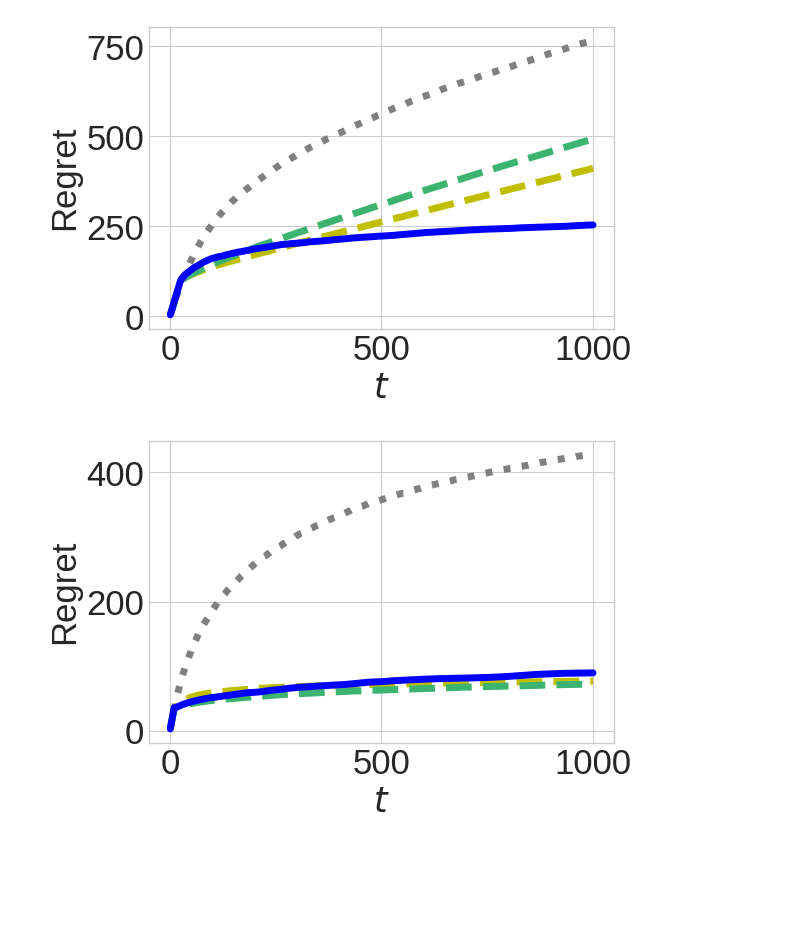
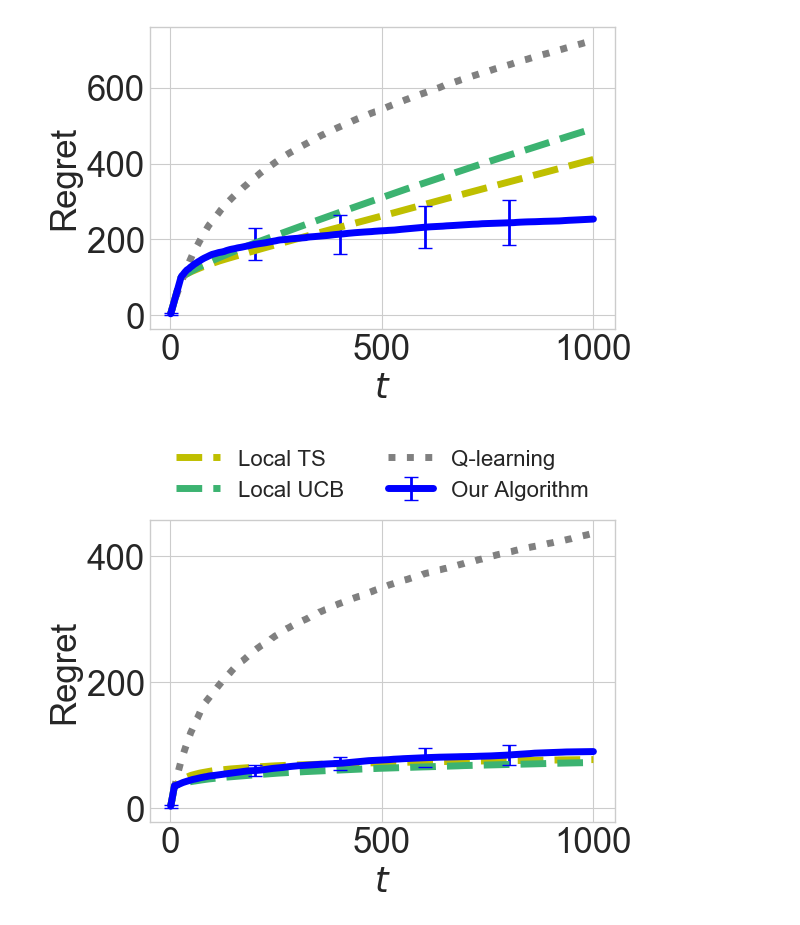
Before and after one commit to kasperjo/Graph-Bandit, a Jupyter notebook: Main Plotting.ipynb, the cells around one changed output. Drawn from its saved outputs; the diff is of its cells as text; code cells hidden in the pictures; blank space fills up the shorter version.

Commit message:
Adding errorbar to our algorithm's plots.

```diff
--- a/Main Plotting.ipynb
+++ b/Main Plotting.ipynb
@@ -36,14 +36,36 @@ def plotRegrets(allRegrets, titles=None, save_fig=None,legend = True):
         for i, key in enumerate(keys):
             regret = regrets[key]
             regret = np.cumsum(regret, axis=1)
-            regret = np.mean(regret, axis=0)
-            plt.plot([i for i in range(1,len(regret)+1)],regret, c=colors[key], linestyle = styles[key], label=labels[key],\
-                    linewidth=5)
+            # regret = np.mean(regret, axis=0)
+            if key in ['Our Algorithm']:
+                l_percent = 10
+                u_percent = 90
+                lb = np.percentile(regret,l_percent,axis = 0)
+                ub = np.percentile(regret,u_percent,axis = 0)
+                sd = np.std(regret,axis=0)
+                regret = np.mean(regret,axis=0)
+
+
+                # plt.errorbar(range(1,len(regret)+1), regret ,np.vstack([regret-lb,ub-regret]),errorevery=200,\
+                #              c=colors[key], linestyle = styles[key], label=labels[key],linewidth=5,\
+                #             capsize=5,elinewidth=2)
+
+                plt.errorbar(range(1,len(regret)+1), regret ,sd,errorevery=200,\
+                             c=colors[key], linestyle = styles[key], label=labels[key],linewidth=5,\
+                            capsize=5,elinewidth=2)
+
+                # plt.fill_between(range(len(regret)),lb,ub,alpha=0.5)
+
+            else:
+                regret = np.mean(regret,axis=0)
+                plt.plot([i for i in range(1,len(regret)+1)],regret, c=colors[key], linestyle = styles[key], label=labels[key],\
+                        linewidth=5)
+
         if titles is not None:
             plt.title(titles[0])
 
     if legend:
-        plt.legend(loc='upper center', ncol=2, bbox_to_anchor=(0.5, 1.45), fontsize=16)
+        plt.legend(loc='upper center', ncol=2, bbox_to_anchor=(0.5, 1.3), fontsize=16)
 
     plt.xlabel('$t$', fontsize=25)
     plt.ylabel('Regret', fontsize=25)
@@ -54,7 +76,7 @@ def plotRegrets(allRegrets, titles=None, save_fig=None,legend = True):
 # %%
 graphs = ['line','circle','tree', 'star', 'grid','fully_connected']
 legend = {g:False for g in graphs}
-legend['fully-connected']= True
+legend['fully_connected']= True
 
 for g in graphs:
 
@@ -74,2 +96,2 @@ for g in graphs:
-[figure, old version]
+[figure, new version]
-[figure, old version]
+[figure, new version]
```
Also changed, not shown: parts of 1 cell of this notebook, 13 other files.
